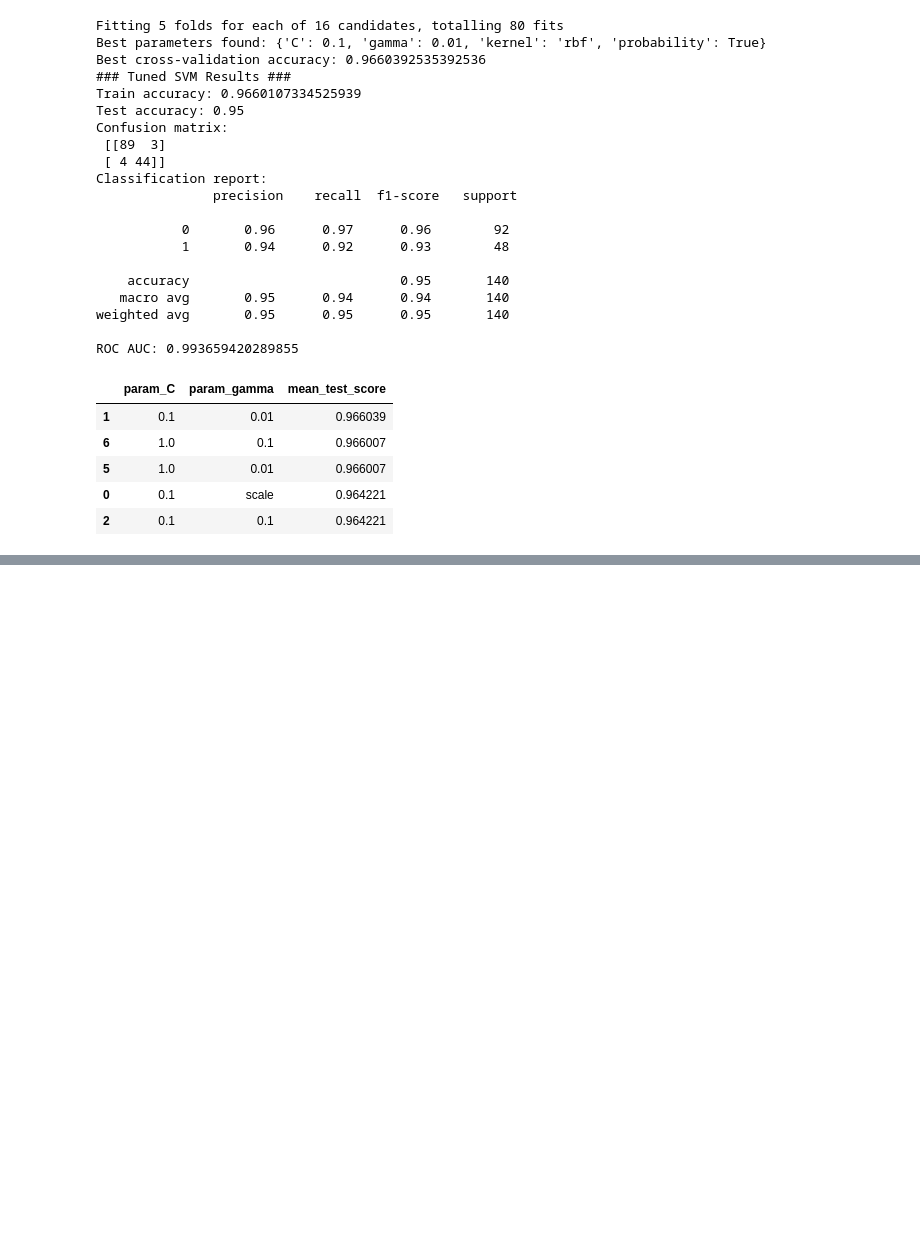
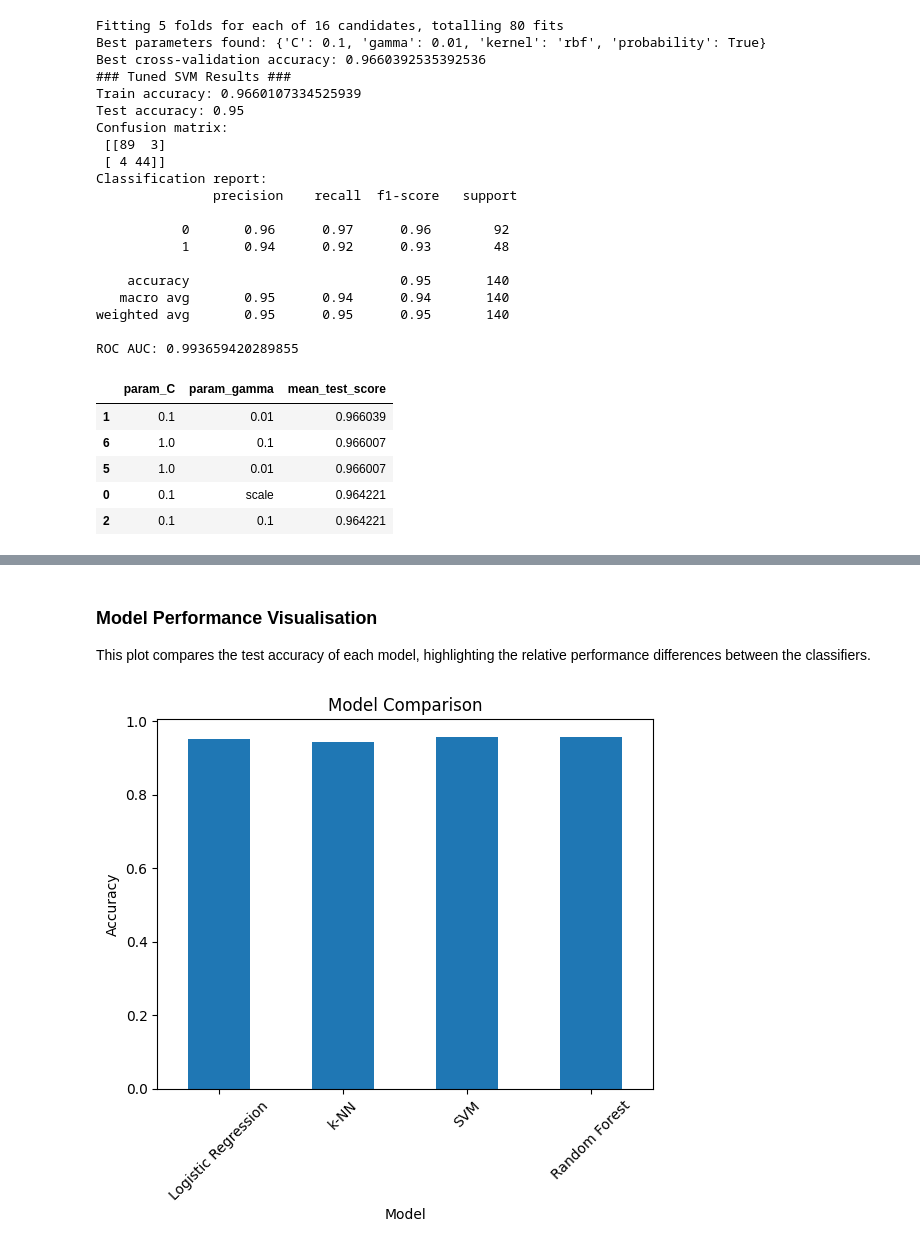
Before and after one commit to EnitaH/ml-classification-analysis, a Jupyter notebook: notebook/classification-analysis.ipynb, the cells around one changed output, grey strips where cells are left out. Saved outputs shown, nothing was run; the diff lists cells and outputs as text; code cells hidden in the pictures; blank space fills up the shorter version.

Commit message:
Added model comparison

```diff
--- a/notebook/classification-analysis.ipynb
+++ b/notebook/classification-analysis.ipynb
@@ -267,8 +267,8 @@ log_reg.fit(X_train, y_train)
 
 
 evaluate_model(log_reg, X_train, X_test, y_train, y_test)
-y_pred = log_reg.predict(X_test)
-print("ROC AUC:", roc_auc_score(y_test, y_pred))
+y_probs = log_reg.predict_proba(X_test)[:, 1]
+print("ROC AUC:", roc_auc_score(y_test, y_probs))
 # %% [output]
 ### Logistic Regression Results ###
 Train accuracy: 0.9731663685152058
@@ -294,7 +294,7 @@ k-NN is a distance-based model that requires feature scaling. Several values of
 from sklearn.neighbors import KNeighborsClassifier
 from sklearn.metrics import roc_auc_score
 
-knn = KNeighborsClassifier(n_neighbors=5)
+knn = KNeighborsClassifier(n_neighbors=9)
 knn.fit(X_train, y_train)
 
 
@@ -519,0 +477,26 @@ ROC AUC: 0.993659420289855
+# %%
+import pandas as pd
+from sklearn.metrics import accuracy_score, recall_score, roc_auc_score
+
+results = []
+
+models = {
+    "Logistic Regression": log_reg,
+    "k-NN": knn,
+    "SVM": svm_model,
+    "Random Forest": rf
+}
+
+for name, model in models.items():
+    y_pred = model.predict(X_test)
+    y_prob = model.predict_proba(X_test)[:,1]
+
+    results.append({
+        "Model": name,
+        "Accuracy": accuracy_score(y_test, y_pred),
+        "Recall (Malignant)": recall_score(y_test, y_pred),
+        "ROC AUC": roc_auc_score(y_test, y_prob)
+    })
+
+results_df = pd.DataFrame(results)
+results_df
@@ -519,0 +509,14 @@ ROC AUC: 0.993659420289855
+# %% [markdown]
+### Model Performance Visualisation
+This plot compares the test accuracy of each model, highlighting the relative performance differences between the classifiers.
+# %%
+import matplotlib.pyplot as plt
+
+results_df.set_index("Model")["Accuracy"].plot(kind="bar")
+
+plt.ylabel("Accuracy")
+plt.title("Model Comparison")
+plt.xticks(rotation=45)
+plt.show()
+# %% [output]
+[figure, added]
```
Also changed, not shown: parts of 8 cells of this notebook.
